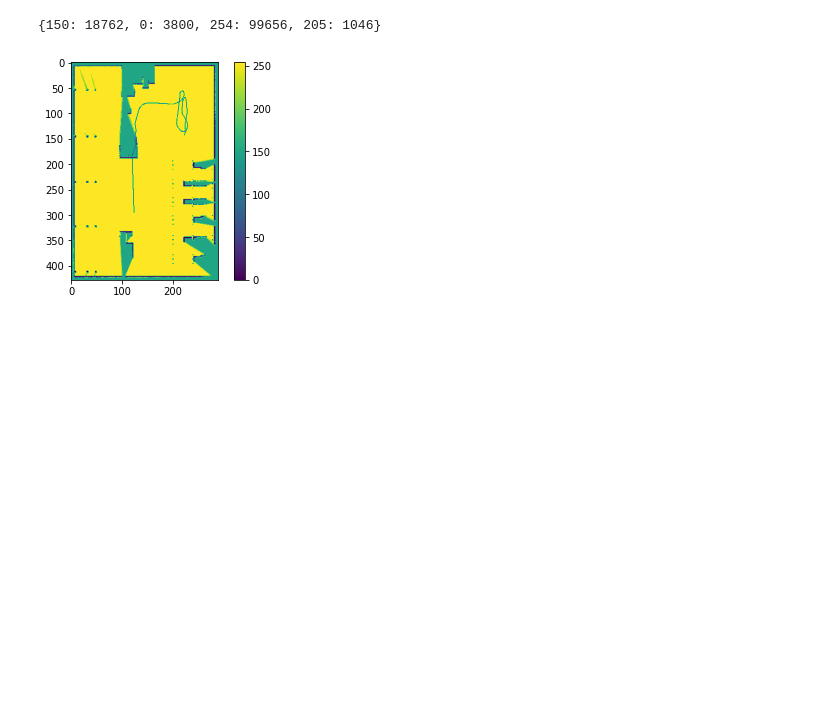
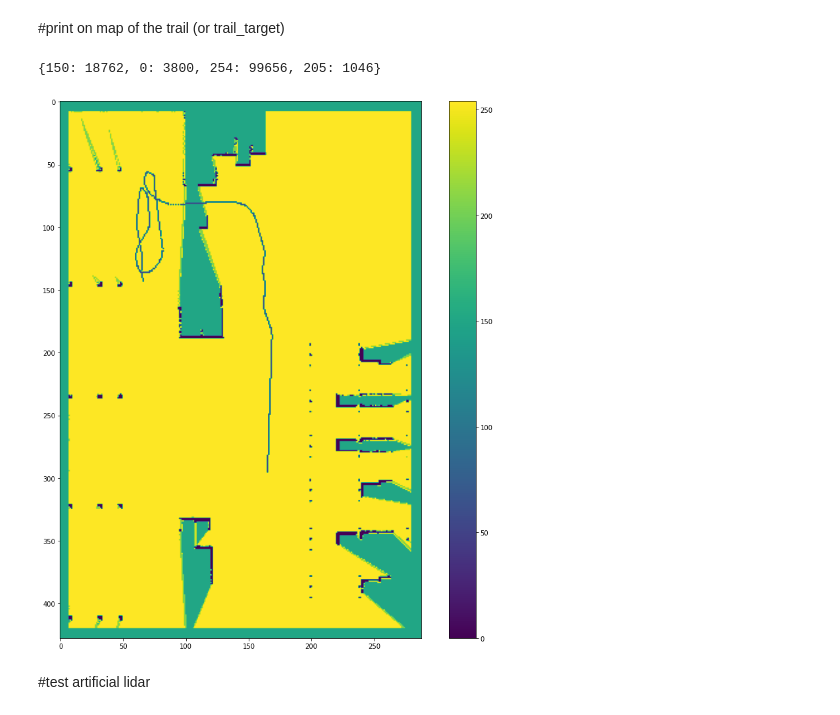
Before and after one commit to P1G1U/Thesis_AITronik, a Jupyter notebook: LiDAR Map/process_map.ipynb, the cells around one changed output. Cells and saved outputs as stored; diff of their text form; code cells hidden in the pictures; blank space fills up the shorter version.

Commit message:
Get unidirectional map + bug fix on axis

```diff
--- a/LiDAR Map/process_map.ipynb
+++ b/LiDAR Map/process_map.ipynb
@@ -5,18 +11,30 @@ import matplotlib.pyplot as plt
+# %%
+with open("data/datasetnowall_unidir.csv", "r") as data:
+    laser_db = pd.read_csv(data, delimiter=";").copy()
+
+with open("data/laser_log2303_unidir.csv", "r") as data:
+    laser_db_2 = pd.read_csv(data, delimiter=";").copy()
+
+#laser_db = laser_db.reindex(columns=["cnt","time","angle","range","pos_y","pos_x","pos_yaw"])
+
+#laser_db["pos_x"]= laser_db["pos_x"].mul(-1).add(21.4)
 # %%
-map_img = io.imread("data/map.png")
-
-with open("data/laser_log2303.csv", "r") as data:
-    laser_db = pd.read_csv(data, delimiter=";").copy()
-
 trail = []
 for i in laser_db.values:
-    if i[2] == 3.14159:
+    if i[2] == 0:
         trail.append(i[4:6])
-
-#map_img = map_img /255
+# %%
+trail_target = []
+c=1
+for i in laser_db_2.values:
+    if i[0] == c:
+        trail_target.append(i[4:6])
+        c+=1
+# %% [markdown]
+#print on map of the trail (or trail_target)
 # %%
-for i in trail:
-    x = 288-int(i[0] // 0.05) #288
+for i in trail_target:
+    x = int(i[0] // 0.05) #288
     y = 428-int(i[1] // 0.05) #428
     map_img[y][x] = 50
 # %%
@@ -39,10 +57,12 @@ with open('imgnotnorm.csv', 'w') as f:
             f.write("{};".format(map_img[i][j]))
         f.write("\n")
 # %%
-plt.figure()
+plt.figure(figsize=(15,15))
 plt.imshow(map_img)
 plt.colorbar()
 plt.grid(False)
 plt.show()
 # %% [output]
-[figure, old version]
+[figure, new version]
+# %% [markdown]
+#test artificial lidar
```
Also changed, not shown: parts of 18 cells of this notebook, 13 other files.
